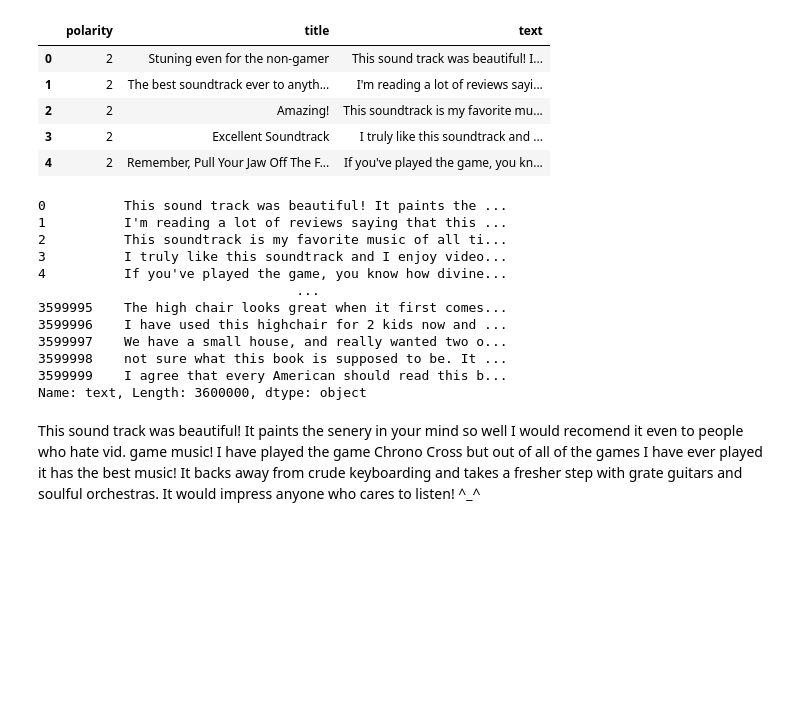
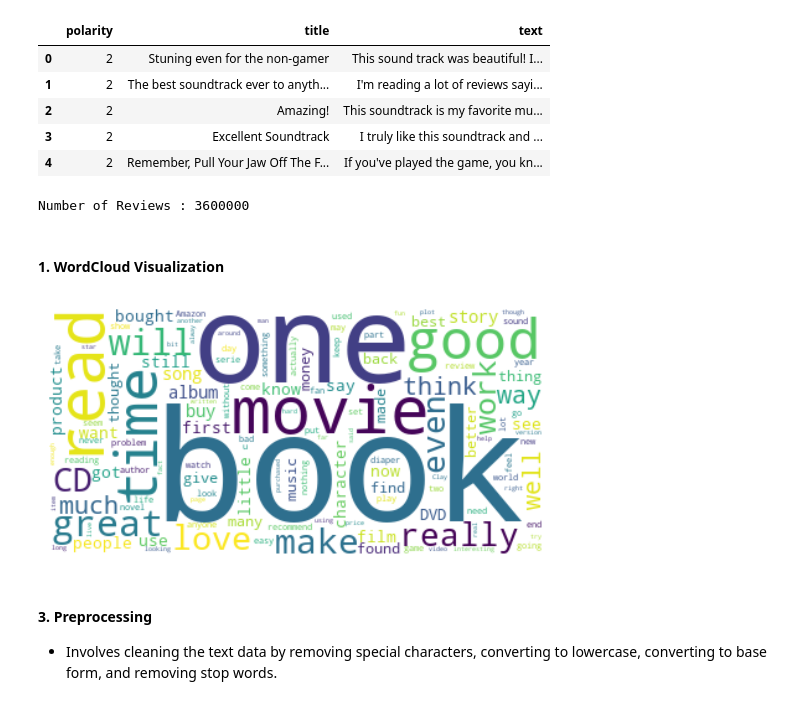
Before and after one commit to santhoshkavi123/TENSORFLOW, a Jupyter notebook: CBOW_AmazonReviews/continous_bag_of_words.ipynb, the cells around one changed output. Saved outputs shown, nothing was run; the diff lists cells and outputs as text; code cells hidden in the pictures; blank space fills up the shorter version.

Commit message:
working on continous bag of words

```diff
--- a/CBOW_AmazonReviews/continous_bag_of_words.ipynb
+++ b/CBOW_AmazonReviews/continous_bag_of_words.ipynb
@@ -41,22 +57,31 @@ amazon_review_data.head()
 | 2 | 2 | Amazing! | This soundtrack is my favorite mu... |
 | 3 | 2 | Excellent Soundtrack | I truly like this soundtrack and ... |
 | 4 | 2 | Remember, Pull Your Jaw Off The F... | If you've played the game, you kn... |
-# %%
-amazon_review_data["text"]
-# %% [output]
-0          This sound track was beautiful! It paints the ...
-1          I'm reading a lot of reviews saying that this ...
-2          This soundtrack is my favorite music of all ti...
-3          I truly like this soundtrack and I enjoy video...
-4          If you've played the game, you know how divine...
-                                 ...
-3599995    The high chair looks great when it first comes...
-3599996    I have used this highchair for 2 kids now and ...
-3599997    We have a small house, and really wanted two o...
-3599998    not sure what this book is supposed to be. It ...
-3599999    I agree that every American should read this b...
-Name: text, Length: 3600000, dtype: object
-# %%
-display(Markdown(amazon_review_data["text"][0]))
-# %% [output]
-This sound track was beautiful! It paints the senery in your mind so well I would recomend it even to people who hate vid. game music! I have played the game Chrono Cross but out of all of the games I have ever played it has the best music! It backs away from crude keyboarding and takes a fresher step with grate guitars and soulful orchestras. It would impress anyone who cares to listen! ^_^
+# %%
+print(f"Number of Reviews : {amazon_review_data.shape[0]}")
+# We have 3.6M reviews
+# %% [output]
+Number of Reviews : 3600000
+# %% [markdown]
+#### 1. WordCloud Visualization
+# %%
+sentence_corpus = amazon_review_data["text"].to_list()
+text = " ".join(sent for sent in sentence_corpus[:20000])
+
+# eliminating stopwords while visualizing
+stopwords = set(STOPWORDS)
+
+# Generating wordcloud image
+wordcloud = WordCloud(stopwords=stopwords, background_color="white").generate(text)
+
+# Displaying the generated image
+plt.imshow(wordcloud, interpolation="bilinear")
+plt.axis("off")
+plt.show()
+# %% [output]
+[figure, added]
+# %% [markdown]
+#### 3. Preprocessing
+
+
+- Involves cleaning the text data by removing special characters, converting to lowercase, converting to base form, and removing stop words.
```
Also changed, not shown: parts of 4 cells of this notebook.
